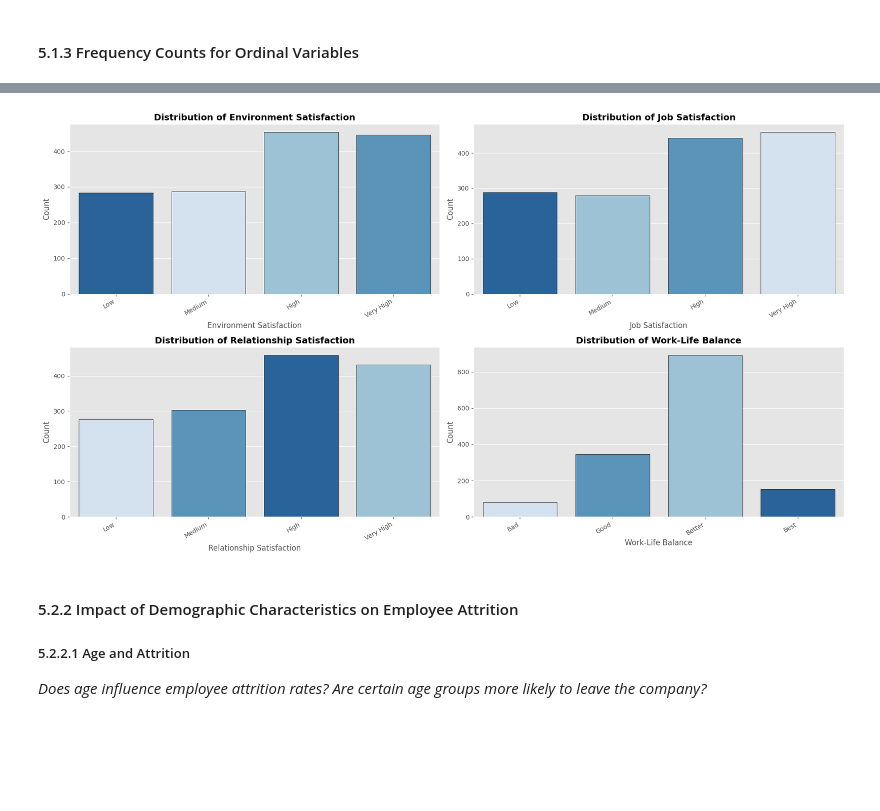
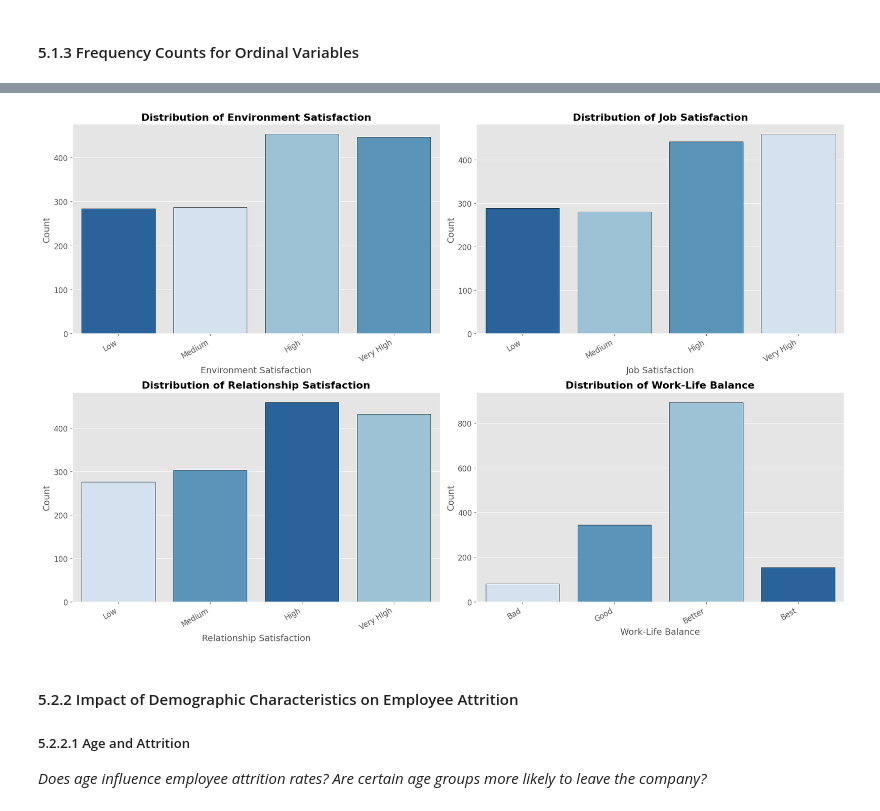
Before and after one commit to 0xArnaudR/IBM-HR-Analytics-Employee-Attrition, a Jupyter notebook: IBM_HR_Analytics_Employee_Attrition.ipynb, the cells around one changed output, grey strips where cells are left out. Saved outputs shown, nothing was run; the diff lists cells and outputs as text; code cells hidden in the pictures; blank space fills up the shorter version.

```diff
--- a/IBM_HR_Analytics_Employee_Attrition.ipynb
+++ b/IBM_HR_Analytics_Employee_Attrition.ipynb
@@ -312,6 +316,6 @@ I'll also create a textual `IncomeCategory` variable from the quantitative `Mont
 # %%
 # Define the income category bins
-bins = [1000, 2000, 3000, 5000, 8500, 15000, 20000]
+bins = [1000, 2100, 3000, 5000, 8500, 17800, 20000]
 labels = ['Very Low', 'Low', 'Lower Middle', 'Upper Middle', 'High', 'Ultra High']
 
 # Create the new 'IncomeCategory' variable
@@ -465,8 +496,14 @@ plt.show()
 # %%
-# List of categorical variables whose distribution I want to have an outlook
+# List of categorical variables and their corresponding titles
 categorical_vars = ['Attrition', 'Gender', 'MaritalStatus', 'Department']
+titles = {
+    'Attrition': 'Employee Attrition Status Distribution',
+    'Gender': 'Gender Distribution of Employees',
+    'MaritalStatus': 'Marital Status Distribution of Employees',
+    'Department': 'Employee Distribution by Department'
+}
 
-plt.figure(figsize=(18, 10))
+plt.figure(figsize=(18, 12))
 
 # Create a pie chart for each categorical variable
 for i, var in enumerate(categorical_vars):
@@ -481,15 +518,7 @@ for i, var in enumerate(categorical_vars):
     )
 
     # Set title
-    if var == 'Attrition':
-        plt.title('Employee Attrition Status Distribution', weight='bold', fontsize=14)
-    elif var == 'Gender':
-        plt.title('Gender Distribution of Employees', weight='bold', fontsize=14)
-    elif var == 'MaritalStatus':
-        plt.title('Marital Status Distribution of Employees', weight='bold', fontsize=14)
-    elif var == 'Department':
-        plt.title('Employee Distribution by Department', weight='bold', fontsize=14)
-
+    plt.title(titles[var], weight='bold', fontsize=16)
     plt.axis('equal')
 
 # Show the plot
@@ -519,44 +548,42 @@ df_mapped = df.copy()
 for var in ordinal_vars:
     if var in ordinal_mappings.keys():
         df_mapped[var] = df_mapped[var].replace(ordinal_mappings[var])
 
 # Define the correct order for each variable
 order_dict = {
     'EnvironmentSatisfaction': ['Low', 'Medium', 'High', 'Very High'],
     'JobSatisfaction': ['Low', 'Medium', 'High', 'Very High'],
     'RelationshipSatisfaction': ['Low', 'Medium', 'High', 'Very High'],
     'WorkLifeBalance': ['Bad', 'Good', 'Better', 'Best']
 }
 
 # Create a figure with a specific size
-plt.figure(figsize=(18, 10))
+plt.figure(figsize=(18, 12))
 
 # Create a count plot for each ordinal variable
 for i, var in enumerate(ordinal_vars):
     plt.subplot(2, 2, i + 1)
     sns.countplot(
         data=df_mapped,
         x=var, hue=var,
         palette="Blues",
         edgecolor='black',
         order=order_dict[var],
         legend=False
     )
-    plt.title(
-        f'Distribution of {var.replace("Satisfaction", " Satisfaction").replace("WorkLife", "Work-Life ")}',
-        weight='bold',
-        fontsize=14
-    )
-    plt.xlabel(var.replace("Satisfaction", " Satisfaction").replace("WorkLife", "Work-Life "), fontsize=12)
-    plt.ylabel('Count', fontsize=12)
-    plt.xticks(fontsize=10, rotation=30, ha='right')
-    plt.yticks(fontsize=10)
+
+    # Set title and labels
+    plt.title(f'Distribution of {var.replace("Satisfaction", " Satisfaction").replace("WorkLife", "Work-Life ")}', weight='bold', fontsize=16)
+    plt.xlabel(var.replace("Satisfaction", " Satisfaction").replace("WorkLife", "Work-Life "), fontsize=14)
+    plt.ylabel('Count', fontsize=14)
+    plt.xticks(fontsize=12, rotation=30, ha='right')
+    plt.yticks(fontsize=12)
 
 # Show the plot
 plt.tight_layout()
 plt.show()
 # %% [output]
-[figure, old version]
+[figure, new version]
 # %% [markdown]
 #### 5.2.2 Impact of Demographic Characteristics on Employee Attrition
 
```
Also changed, not shown: parts of 89 cells of this notebook.
